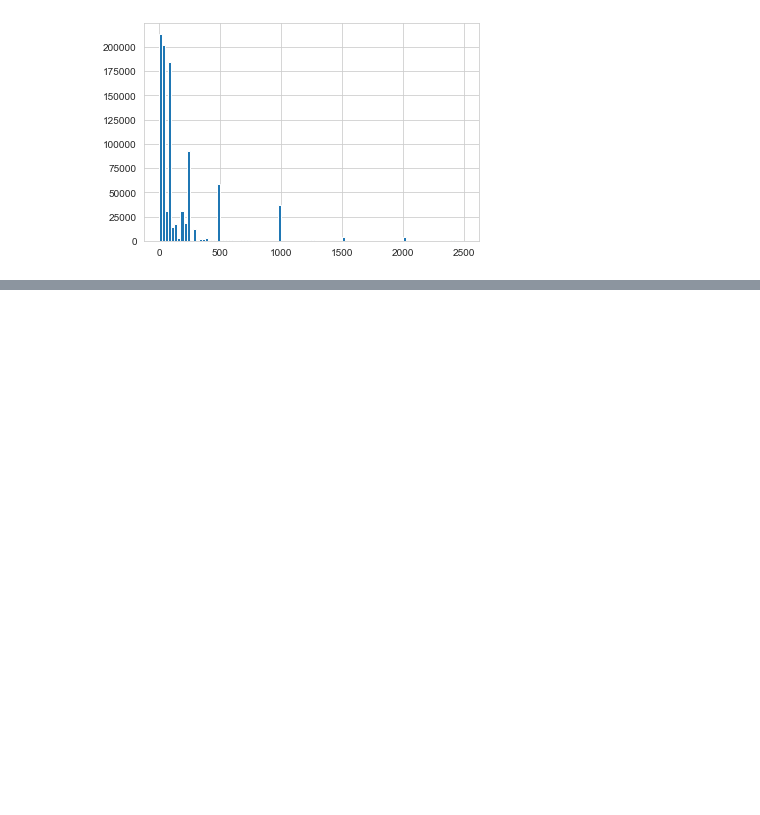
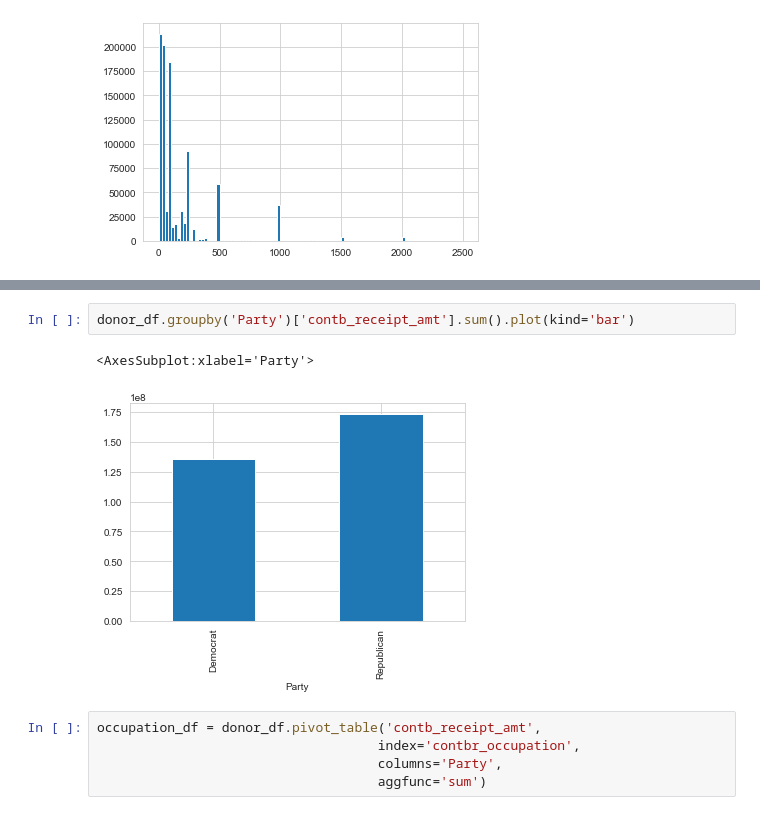
Before and after one commit to abel672/python-data-analysis-visualization, a Jupyter notebook: Section-8-Example-Projects/02-Election-Analysis-Project.ipynb, the cells around one changed output, grey strips where cells are left out. Cells and saved outputs as stored; diff of their text form; blank space fills up the shorter version.

```diff
--- a/Section-8-Example-Projects/02-Election-Analysis-Project.ipynb
+++ b/Section-8-Example-Projects/02-Election-Analysis-Project.ipynb
@@ -334,0 +456,10 @@ com_don.hist(bins=100)
+# %%
+donor_df.groupby('Party')['contb_receipt_amt'].sum().plot(kind='bar')
+# %% [output]
+<AxesSubplot:xlabel='Party'>
+[figure, added]
+# %%
+occupation_df = donor_df.pivot_table('contb_receipt_amt',
+                                    index='contbr_occupation',
+                                    columns='Party',
+                                    aggfunc='sum')
```
Also changed, not shown: parts of 24 cells of this notebook, 1 other file.
